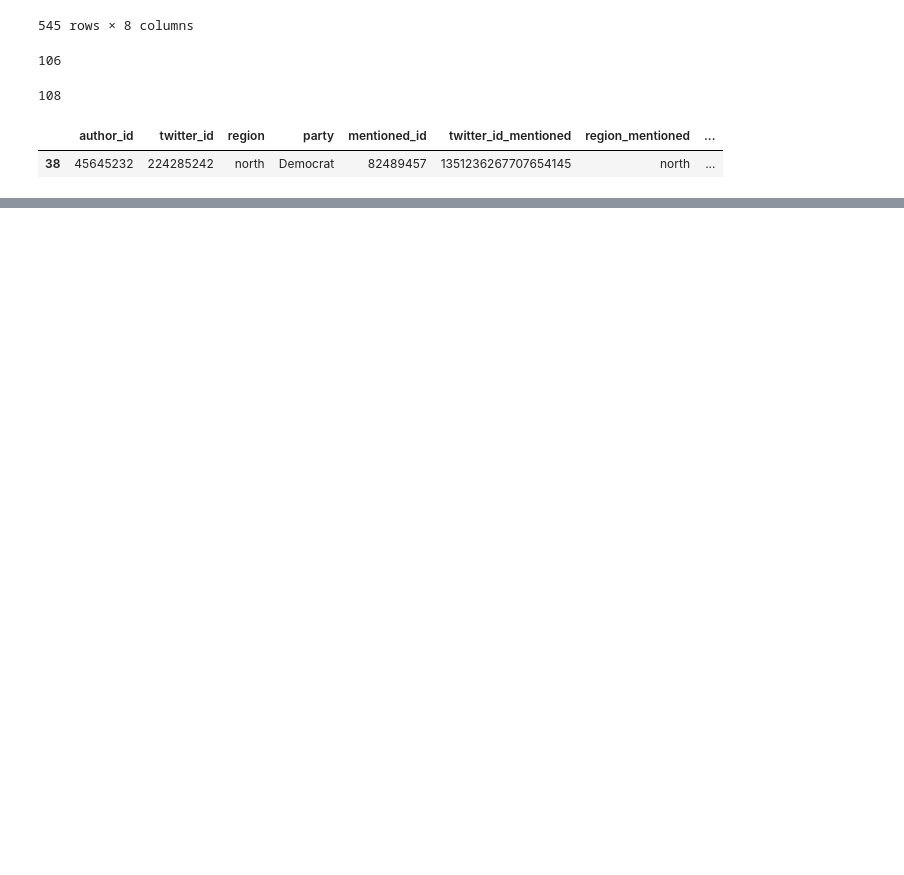
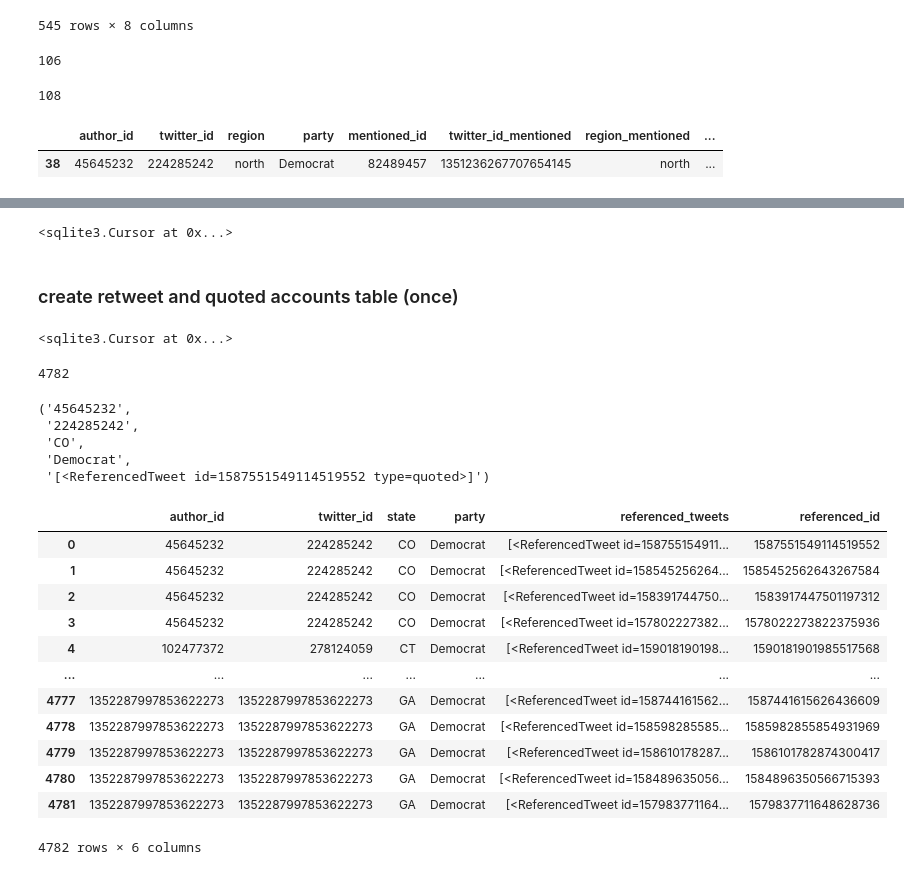
Before and after one commit to CEL-lab/multilayer_polarization, a Jupyter notebook: data/reciprocity.ipynb, the cells around one changed output, grey strips where cells are left out. Drawn from its saved outputs; the diff is of its cells as text; code cells hidden in the pictures; blank space fills up the shorter version.

```diff
--- a/data/reciprocity.ipynb
+++ b/data/reciprocity.ipynb
@@ -541,0 +749,74 @@ conn.close()
+# %%
+import sqlite3
+conn = sqlite3.connect("D://Dropbox//projeler//ndsu_polarization//twitterVeriToplama//twitter004.db")
+c = conn.cursor()
+c
+# %% [output]
+<sqlite3.Cursor at 0x...>
+# %% [markdown]
+### create retweet and quoted accounts table (once)
+# %%
+# create new table
+c.execute('''
+    CREATE TABLE retweetedAndQuotedUsers (
+        author_id TEXT,
+        twitter_id TEXT,
+        retweetedOrQuoted_id TEXT,
+        state TEXT,
+        party TEXT
+    )
+''')
+# %% [output]
+<sqlite3.Cursor at 0x...>
+# %%
+# query data from finalTweetsTable
+c.execute('''SELECT author_id, twitter_id, state, party, referenced_tweets
+FROM finalTweetsTable
+WHERE referenced_tweets LIKE '%type=quoted%'
+OR referenced_tweets LIKE '%type=retweeted%'
+''')
+rows = c.fetchall()
+# %%
+len(rows)
+# %% [output]
+4782
+# %%
+rows[0]
+# %% [output]
+('45645232',
+ '224285242',
+ 'CO',
+ 'Democrat',
+ '[<ReferencedTweet id=1587551549114519552 type=quoted>]')
+# %%
+import pandas as pd
+import re
+
+# Convert the rows to a DataFrame
+columns = ['author_id', 'twitter_id', 'state', 'party', 'referenced_tweets']
+df = pd.DataFrame(rows, columns=columns)
+
+# Extract ids from the referenced_tweets column and create a new column
+def extract_id(text):
+    match = re.search(r'id=(\d+)', text)
+    if match:
+        return match.group(1)
+    return None
+
+df['referenced_id'] = df['referenced_tweets'].apply(extract_id)
+
+df
+# %% [output]
+|  | author_id | twitter_id | state | party | referenced_tweets | referenced_id |
+| 0 | 45645232 | 224285242 | CO | Democrat | [<ReferencedTweet id=158755154911... | 1587551549114519552 |
+| 1 | 45645232 | 224285242 | CO | Democrat | [<ReferencedTweet id=158545256264... | 1585452562643267584 |
+| 2 | 45645232 | 224285242 | CO | Democrat | [<ReferencedTweet id=158391744750... | 1583917447501197312 |
+| 3 | 45645232 | 224285242 | CO | Democrat | [<ReferencedTweet id=157802227382... | 1578022273822375936 |
+| 4 | 102477372 | 278124059 | CT | Democrat | [<ReferencedTweet id=159018190198... | 1590181901985517568 |
+| ... | ... | ... | ... | ... | ... | ... |
+| 4777 | 1352287997853622273 | 1352287997853622273 | GA | Democrat | [<ReferencedTweet id=158744161562... | 1587441615626436609 |
+| 4778 | 1352287997853622273 | 1352287997853622273 | GA | Democrat | [<ReferencedTweet id=158598285585... | 1585982855854931969 |
+| 4779 | 1352287997853622273 | 1352287997853622273 | GA | Democrat | [<ReferencedTweet id=158610178287... | 1586101782874300417 |
+| 4780 | 1352287997853622273 | 1352287997853622273 | GA | Democrat | [<ReferencedTweet id=158489635056... | 1584896350566715393 |
+| 4781 | 1352287997853622273 | 1352287997853622273 | GA | Democrat | [<ReferencedTweet id=157983771164... | 1579837711648628736 |
+4782 rows × 6 columns
```
Also changed, not shown: parts of 63 cells of this notebook, 1 other file.
